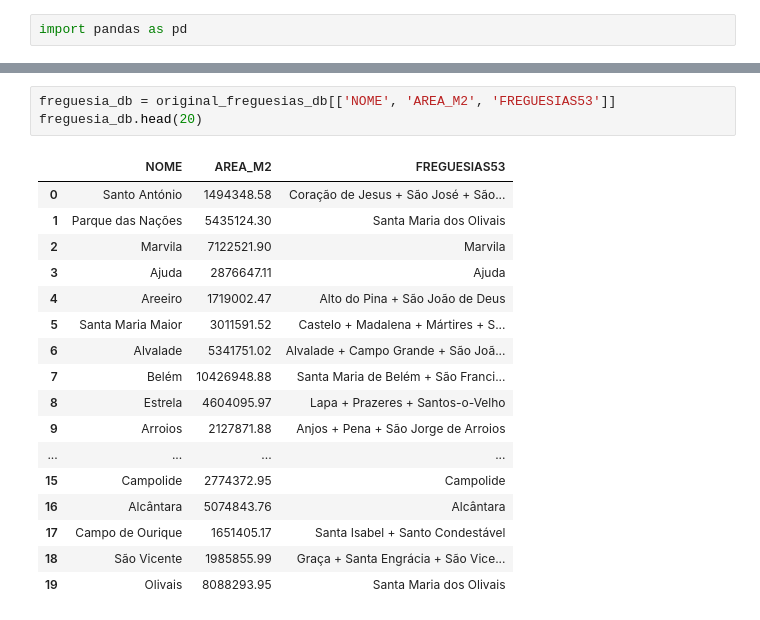
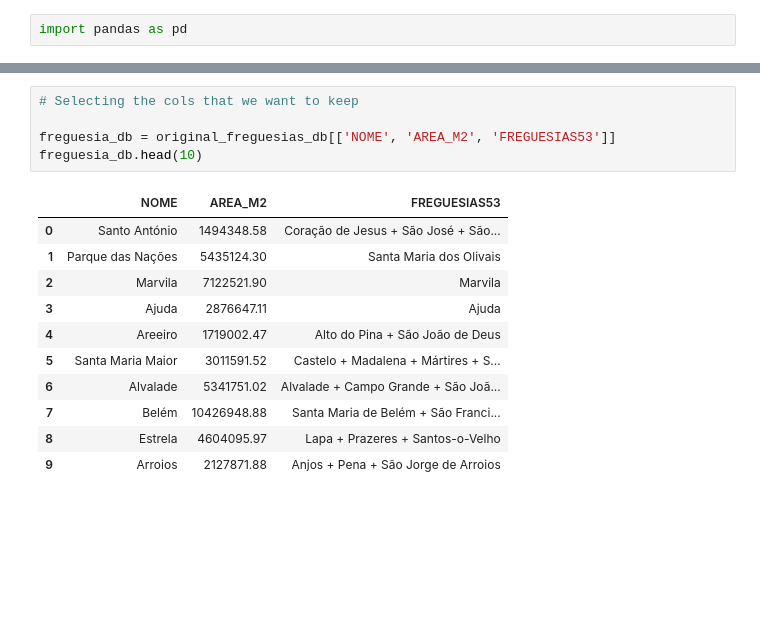
Before and after one commit to japana26/Project-Week-2-Lisbon, a Jupyter notebook: your-project/Resources/Basic cleaning.ipynb, the cells around one changed output, grey strips where cells are left out. Cells and saved outputs as stored; diff of their text form; blank space fills up the shorter version.

```diff
--- a/your-project/Resources/Basic cleaning.ipynb
+++ b/your-project/Resources/Basic cleaning.ipynb
@@ -103,23 +91,19 @@ original_freguesias_db.head(20)
 | 18 | 19 | 124 | São Vicente | 4015 | 6997.46 | 1985855.99 | Graça + Santa Engrácia + São Vice... | b122835b-4614-4f7b-87c4-fd3153d9b27b | 3.266135e+06 | ... |
 | 19 | 20 | 117 | Olivais | 4015 | 12584.00 | 8088293.95 | Santa Maria dos Olivais | 775c657a-8172-462d-af7c-394587eb8a86 | 1.332305e+07 | ... |
 # %%
+# Selecting the cols that we want to keep
+
 freguesia_db = original_freguesias_db[['NOME', 'AREA_M2', 'FREGUESIAS53']]
-freguesia_db.head(20)
+freguesia_db.head(10)
 # %% [output]
 |  | NOME | AREA_M2 | FREGUESIAS53 |
 | 0 | Santo António | 1494348.58 | Coração de Jesus + São José + São... |
 | 1 | Parque das Nações | 5435124.30 | Santa Maria dos Olivais |
 | 2 | Marvila | 7122521.90 | Marvila |
 | 3 | Ajuda | 2876647.11 | Ajuda |
 | 4 | Areeiro | 1719002.47 | Alto do Pina + São João de Deus |
 | 5 | Santa Maria Maior | 3011591.52 | Castelo + Madalena + Mártires + S... |
 | 6 | Alvalade | 5341751.02 | Alvalade + Campo Grande + São Joã... |
 | 7 | Belém | 10426948.88 | Santa Maria de Belém + São Franci... |
 | 8 | Estrela | 4604095.97 | Lapa + Prazeres + Santos-o-Velho |
 | 9 | Arroios | 2127871.88 | Anjos + Pena + São Jorge de Arroios |
-| ... | ... | ... | ... |
-| 15 | Campolide | 2774372.95 | Campolide |
-| 16 | Alcântara | 5074843.76 | Alcântara |
-| 17 | Campo de Ourique | 1651405.17 | Santa Isabel + Santo Condestável |
-| 18 | São Vicente | 1985855.99 | Graça + Santa Engrácia + São Vice... |
-| 19 | Olivais | 8088293.95 | Santa Maria dos Olivais |
```
Also changed, not shown: parts of 16 cells of this notebook, 3 other files.
